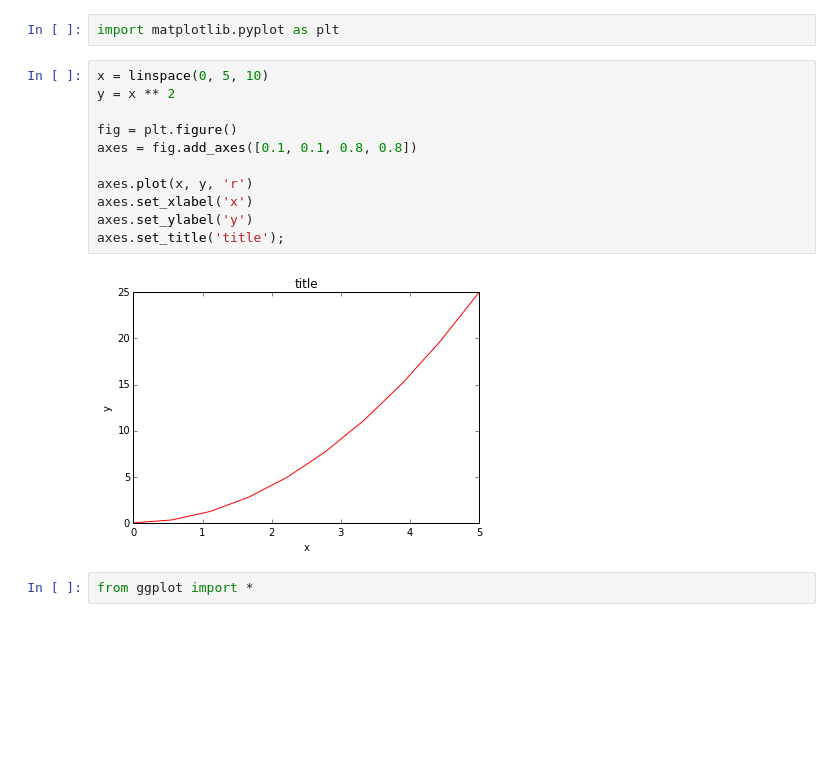
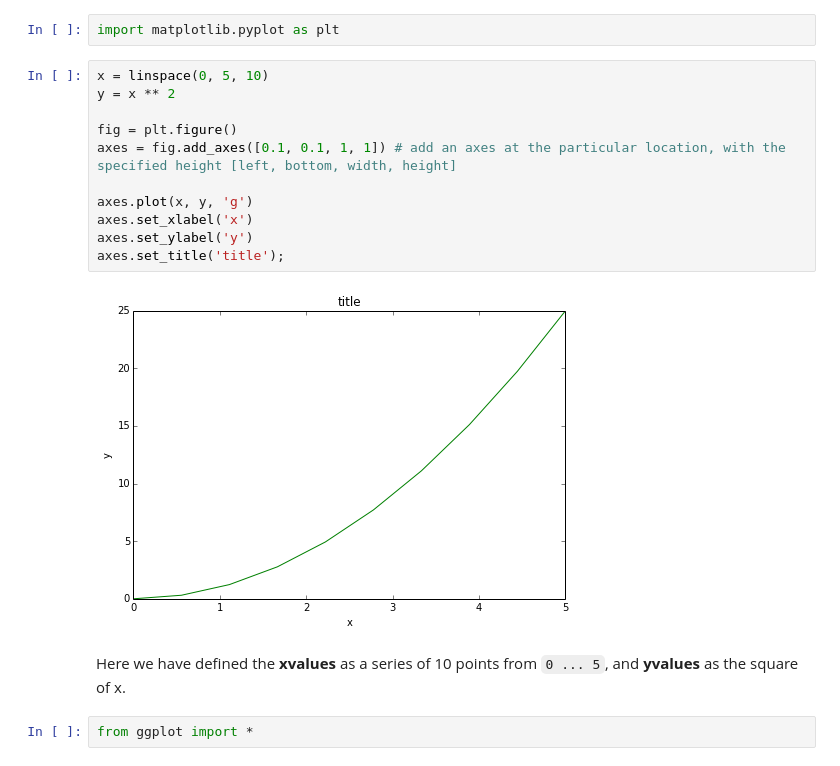
Before and after one commit to rmflight/wg_vis_presentation, a Jupyter notebook: matplotlib demo.ipynb, the cells around one changed output. Saved outputs shown, nothing was run; the diff lists cells and outputs as text; blank space fills up the shorter version.

```diff
--- a/matplotlib demo.ipynb
+++ b/matplotlib demo.ipynb
@@ -3,16 +7,18 @@ import matplotlib.pyplot as plt
 # %%
 x = linspace(0, 5, 10)
 y = x ** 2
 
 fig = plt.figure()
-axes = fig.add_axes([0.1, 0.1, 0.8, 0.8])
+axes = fig.add_axes([0.1, 0.1, 1, 1]) # add an axes at the particular location, with the specified height [left, bottom, width, height]
 
-axes.plot(x, y, 'r')
+axes.plot(x, y, 'g')
 axes.set_xlabel('x')
 axes.set_ylabel('y')
 axes.set_title('title');
 # %% [output]
-[figure, old version]
+[figure, new version]
+# %% [markdown]
+Here we have defined the **xvalues** as a series of 10 points from `0 ... 5`, and **yvalues** as the square of x.
 # %%
 from ggplot import *
 # %%
```
Also changed, not shown: parts of 1 cell of this notebook.
